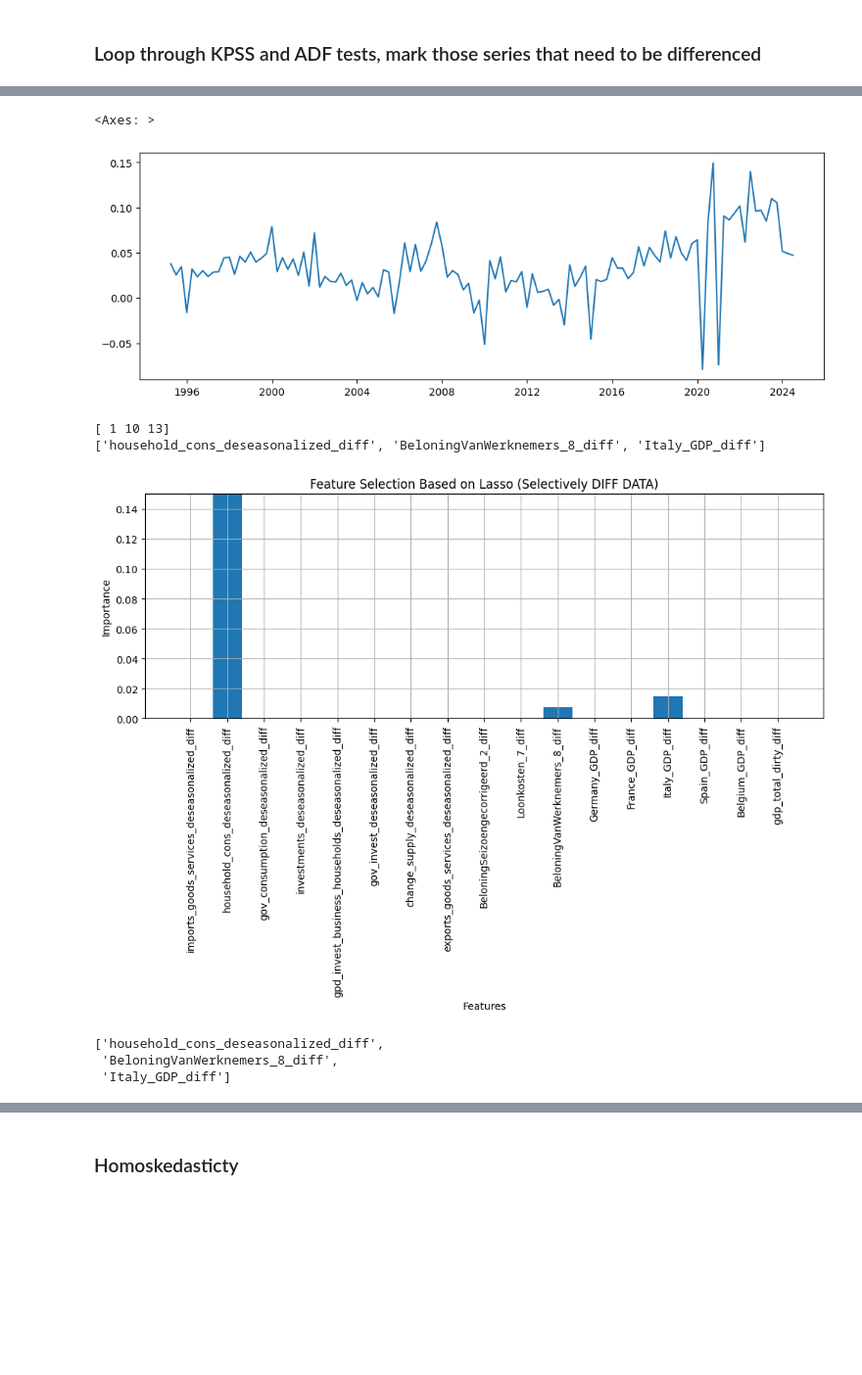
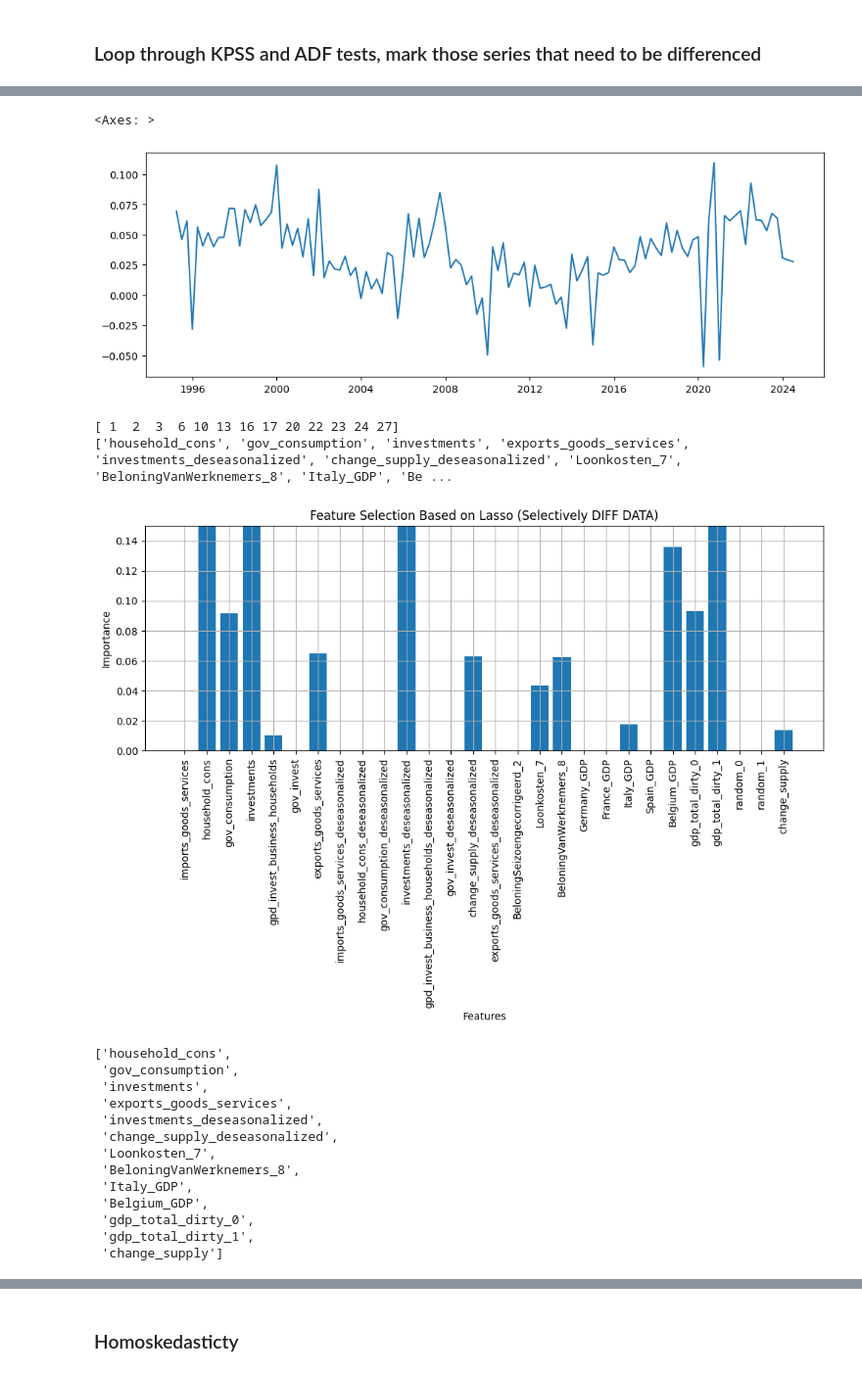
Before and after one commit to powell001/NowCast_Data_v2, a Jupyter notebook: src/a06_forecastQuarterlyData_withQuarterlyData_Lasso.ipynb, the cells around one changed output, grey strips where cells are left out. Shown at 98% size. Saved outputs shown, nothing was run; the diff lists cells and outputs as text; code cells hidden in the pictures; blank space fills up the shorter version.

Commit message:
re-written tests, everything working.  Need to do for monthly data as well.

```diff
--- a/src/a06_forecastQuarterlyData_withQuarterlyData_Lasso.ipynb
+++ b/src/a06_forecastQuarterlyData_withQuarterlyData_Lasso.ipynb
@@ -119,2 +149,12 @@ scaled_features_df.head()
+# %%
+def seasonality_test(data):
+    kw_test1 = data.iloc[0:100,:]
+    kw_test1['Qts'] = [1,2,3,4] * int(len(kw_test1)/4)
+    kw_test1['Semi'] = [1,2] * int(len(kw_test1)/2)
+    kw_test1.dropna(inplace=True)
+
+    return kw_test1
+
+kw1 = seasonality_test(scaled_features_df)
 # %% [markdown]
 ### Deseasonalize if needed (Kruskal-Wallis test)
@@ -252,5 +349,3 @@ scaled_features_df['Germany_GDP'].plot()
-# %%
-timeseries = scaled_features_df['gov_consumption_deseasonalized']
 # %%
 
 # adf test, if critical value is greater than test statistic, then the series is not stationary
@@ -310,7 +405,7 @@ def kpss_test(timeseries, verbose=False):
 # %% [markdown]
 ### Loop through KPSS and ADF tests, mark those series that need to be differenced
 # %%
-def stationdarydf(mydata, save=False):
+def stationdarydf(mydata, STORE_FOR_TESTS, form='Levels', save=False):
 
     stationary_features = []
     seriesLength = []
@@ -324,8 +419,16 @@ def stationdarydf(mydata, save=False):
         kpss1 = kpss_test(timeseries, verbose=False)
         if adf1 == "Stationary" and kpss1 == "Stationary":
             stationary_features.append('Stationary')
+            if form == 'Levels':
+                STORE_FOR_TESTS.loc[col, 'Level_Stationary'] = 'Stationary'
+            else:
+                STORE_FOR_TESTS.loc[col, 'Difference_Stationary'] = 'Stationary'
         else:
             stationary_features.append('NotStationary')
+            if form == 'Levels':
+                STORE_FOR_TESTS.loc[col, 'Level_Stationary'] = 'NotStationary'
+            else:
+                STORE_FOR_TESTS.loc[col, 'Difference_Stationary'] = 'NotStationary'
 
     df = pd.DataFrame(data = [mydata.columns, stationary_features, seriesLength]).T
     df.columns = ['Feature', 'Stationary', 'Length']
@@ -333,6 +436,9 @@ def stationdarydf(mydata, save=False):
     if save:
         df.to_csv(outputdata1 + "startionarity.csv")
 
-    return df
+    return df, STORE_FOR_TESTS
 
-#stationdarydf(scaled_features_df)
+form = 'Levels'
+df, STORE_FOR_TESTS = stationdarydf(scaled_features_df, STORE_FOR_TESTS, form, save=False)
+
+print(df.shape)
@@ -343,10 +449,10 @@ replace in original data frame
 # %%
 
-def differenceData(originalData, mydiff=1):
+def differenceData(originalData, STORE_FOR_TESTS, mydiff=1):
 
     ## which features are not stationary
     # function from above
-    stat1 = stationdarydf(originalData)
+    stat1, _ = stationdarydf(originalData, STORE_FOR_TESTS, form, save=False)
     # collect
     stat2 = stat1[stat1['Stationary'].str.contains('NotStationary')]
     notstationary = stat2['Feature'].tolist()
@@ -360,11 +466,12 @@ def differenceData(originalData, mydiff=1):
 
     # rename columns
     for col in notstationary:
-        stationarydf_diff.rename(columns={col: col + "_diff"}, inplace=True)
-
+        STORE_FOR_TESTS.loc[col, "Difference_Data"] = "True"
 
     scaled_features_df_diff = stationarydf_diff.copy()
 
-    return scaled_features_df_diff
+    return scaled_features_df_diff, STORE_FOR_TESTS
 
-scaled_features_df_diff = differenceData(scaled_features_df, mydiff=1)
+scaled_features_df_diff, STORE_FOR_TESTS = differenceData(scaled_features_df, STORE_FOR_TESTS, mydiff=1)
+
+print(scaled_features_df_diff.shape)
@@ -391,14 +484,24 @@ stationdarydf(scaled_features_df_diff, save = 'False')
 # %%
-scaled_features_df_diff['BeloningSeizoengecorrigeerd_2_diff'].plot()
+scaled_features_df_diff['BeloningSeizoengecorrigeerd_2'].plot()
 # %% [output]
 <Axes: >
-[figure, old version]
+[figure, new version]
 # %%
-lassoreg(scaled_features_df_diff.dropna(), alpha=0.01, title='Feature Selection Based on Lasso (Selectively DIFF DATA)')
+lassoreg(scaled_features_df_diff.dropna(), alpha=0.001, title='Feature Selection Based on Lasso (Selectively DIFF DATA)')
 # %% [output]
-[ 1 10 13]
-['household_cons_deseasonalized_diff', 'BeloningVanWerknemers_8_diff', 'Italy_GDP_diff']
+[ 1  2  3  6 10 13 16 17 20 22 23 24 27]
+['household_cons', 'gov_consumption', 'investments', 'exports_goods_services', 'investments_deseasonalized', 'change_supply_deseasonalized', 'Loonkosten_7', 'BeloningVanWerknemers_8', 'Italy_GDP', 'Be ...
-[figure, old version]
+[figure, new version]
-['household_cons_deseasonalized_diff',
- 'BeloningVanWerknemers_8_diff',
- 'Italy_GDP_diff']
+['household_cons',
+ 'gov_consumption',
+ 'investments',
+ 'exports_goods_services',
+ 'investments_deseasonalized',
+ 'change_supply_deseasonalized',
+ 'Loonkosten_7',
+ 'BeloningVanWerknemers_8',
+ 'Italy_GDP',
+ 'Belgium_GDP',
+ 'gdp_total_dirty_0',
+ 'gdp_total_dirty_1',
+ 'change_supply']
```
Also changed, not shown: parts of 58 cells of this notebook.
